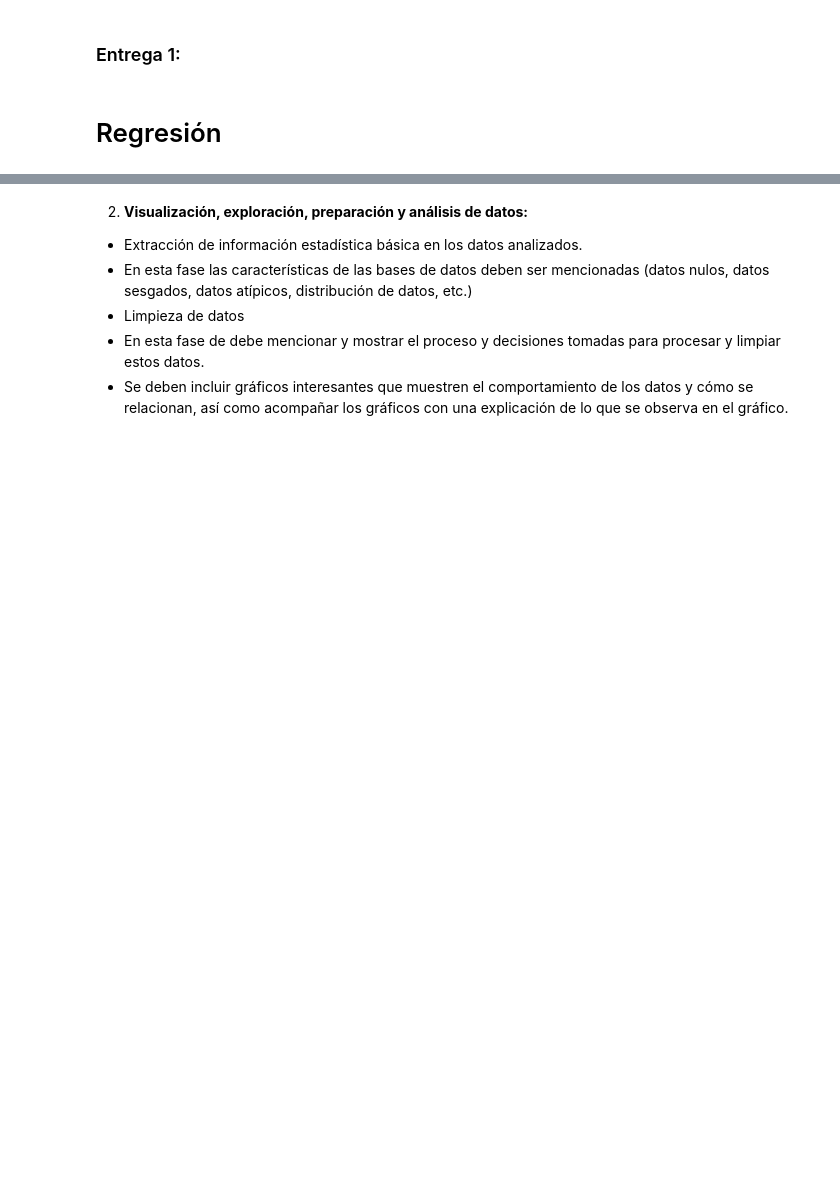
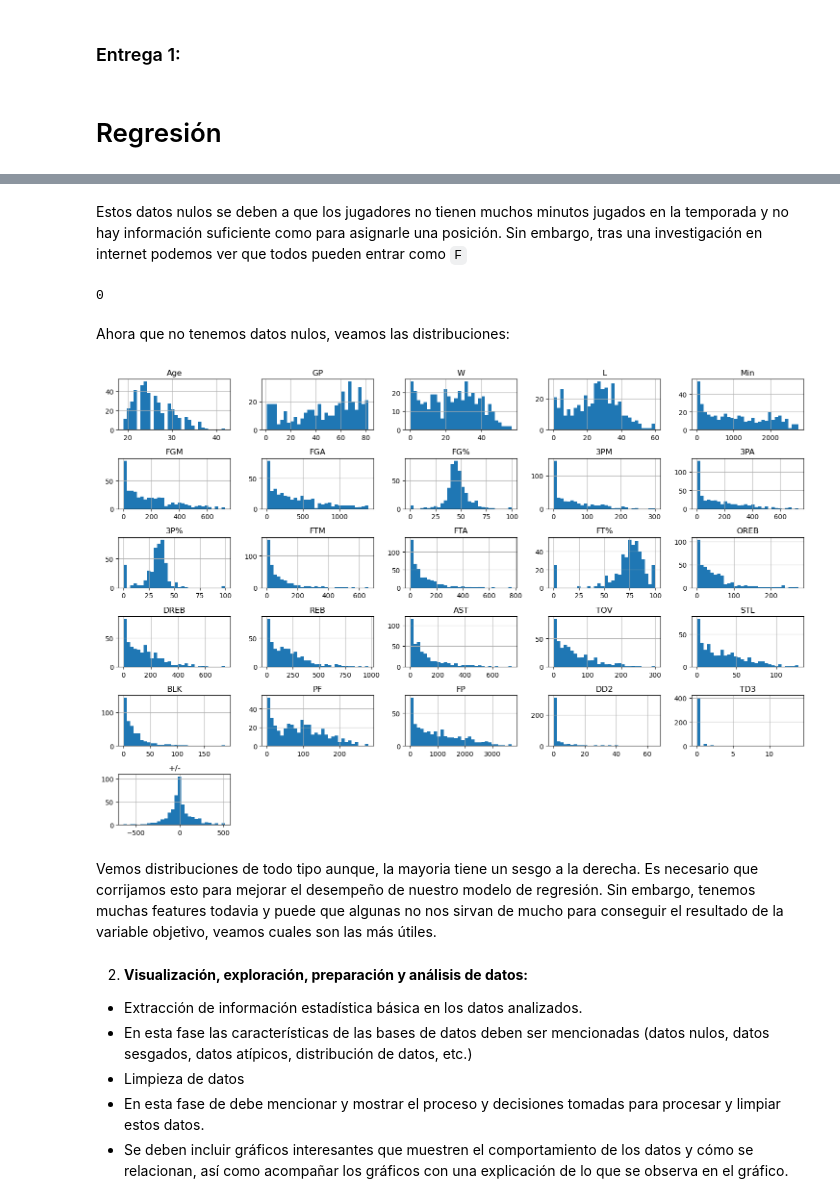
Before and after one commit to RafaelTakata0105/Proyecto_Flores_Takata, a Jupyter notebook: notebooks/Proyecto_final.ipynb, the cells around one changed output, grey strips where cells are left out. Drawn from its saved outputs; the diff is of its cells as text; code cells hidden in the pictures; blank space fills up the shorter version.

```diff
--- a/notebooks/Proyecto_final.ipynb
+++ b/notebooks/Proyecto_final.ipynb
@@ -28,0 +72,3 @@ En este análisis, utilizaremos los datos de la temporada 2023 para predecir la
+# %%
+df = pd.read_csv('../docs/2023_nba_player_stats.csv')
+df.head()
@@ -28,0 +118,5 @@ En este análisis, utilizaremos los datos de la temporada 2023 para predecir la
+# %%
+X = df.drop('PTS', axis = 1)
+y = df['PTS']
+# %%
+X_train, X_test, y_train, y_test = train_test_split(X, y, test_size= 0.2, random_state=444)
@@ -29,3 +161,20 @@ En este análisis, utilizaremos los datos de la temporada 2023 para predecir la
+# %% [markdown]
+Estos datos nulos se deben a que los jugadores no tienen muchos minutos jugados en la temporada y no hay información suficiente como para asignarle una posición. Sin embargo, tras una investigación en internet podemos ver que todos pueden entrar como `F`
+# %%
+X_train['POS'] = X_train['POS'].fillna('F')
+X_train['POS'].isnull().sum()
+# %% [output]
+0
+# %% [markdown]
+Ahora que no tenemos datos nulos, veamos las distribuciones:
+# %%
+X_train.hist(bins=30, figsize=(15, 10))
+plt.tight_layout()
+plt.show()
+# %% [output]
+[figure, added]
+# %% [markdown]
+Vemos distribuciones de todo tipo aunque, la mayoria tiene un sesgo a la derecha. Es necesario que corrijamos esto para mejorar el desempeño de nuestro modelo de regresión. Sin embargo, tenemos muchas features todavia y puede que algunas no nos sirvan de mucho para conseguir el resultado de la variable objetivo, veamos cuales son las más útiles.
 # %% [markdown]
 2. **Visualización, exploración, preparación y análisis de datos:**
 - Extracción de información estadística básica en los datos analizados.
```
Also changed, not shown: parts of 12 cells of this notebook.
